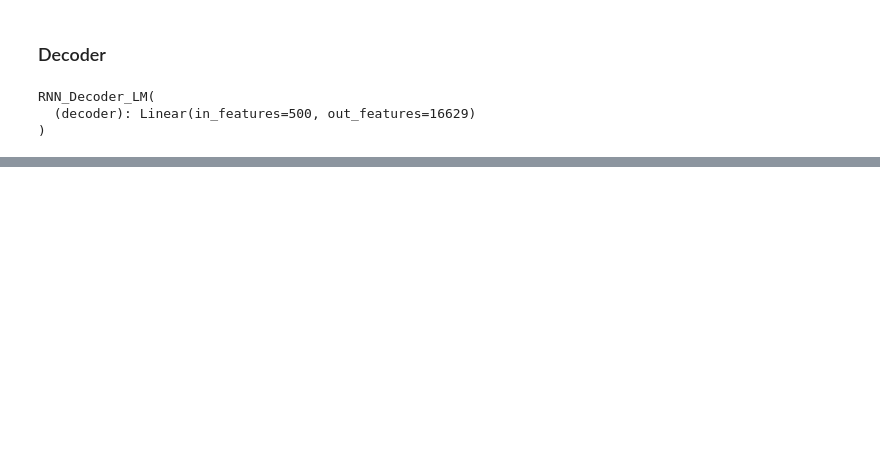
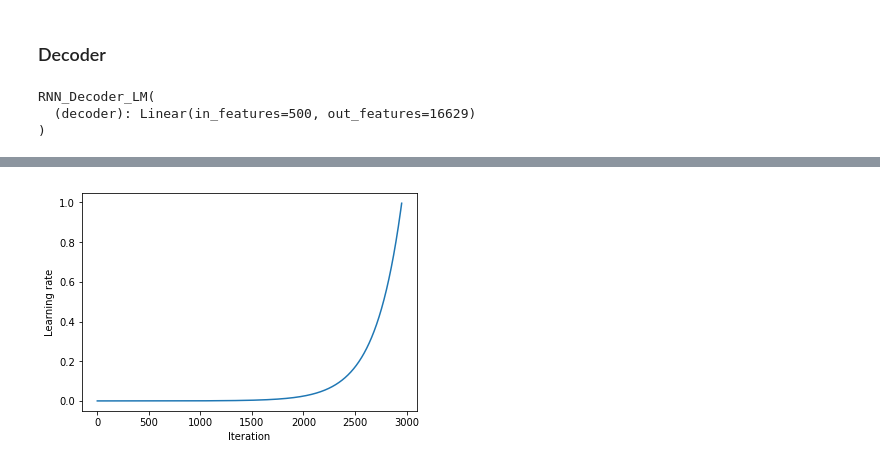
Before and after one commit to Runze/comment_classification, a Jupyter notebook: comment_classification.ipynb, the cells around one changed output, grey strips where cells are left out. Cells and saved outputs as stored; diff of their text form; code cells hidden in the pictures; blank space fills up the shorter version.

```diff
--- a/comment_classification.ipynb
+++ b/comment_classification.ipynb
@@ -382,0 +482,3 @@ torch.Size([37, 64, 16629])
+# %%
+crit = F.cross_entropy
+metrics = accuracy
@@ -382,0 +597,14 @@ torch.Size([37, 64, 16629])
+# %%
+class LearningRateFinder(LossRecorder):
+    def __init__(self, layer_opt, num_iters, start_lr=1e-5, end_lr=1):
+        super().__init__(layer_opt)
+
+        # Computes the learing rate multiplier upon the completion of each iterations
+        self.lr_mult = (end_lr / start_lr)**(1 / num_iters)
+
+    def update_lr(self):
+        return np.array(self.init_lrs) * self.lr_mult**self.iteration
+
+    def on_batch_end(self, loss, last_lr):
+        super().on_batch_end(loss, last_lr)
+        self.layer_opt.set_lrs(self.update_lr())
@@ -382,0 +614,6 @@ torch.Size([37, 64, 16629])
+# %%
+start_lr = 1e-5
+layer_opt = LayerOptimizer([rnn_lm], opt_fn, start_lr)
+learning_rate_finder = LearningRateFinder(layer_opt, len(trn_dl), start_lr)
+# %%
+fit(rnn_lm, trn_dl, val_dl, layer_opt, crit, metrics, 1, learning_rate_finder)
@@ -382,0 +625,5 @@ torch.Size([37, 64, 16629])
+# %%
+# Plot iterations vs. LR
+learning_rate_finder.plot_lr()
+# %% [output]
+[figure, added]
```
Also changed, not shown: parts of 43 cells of this notebook.
